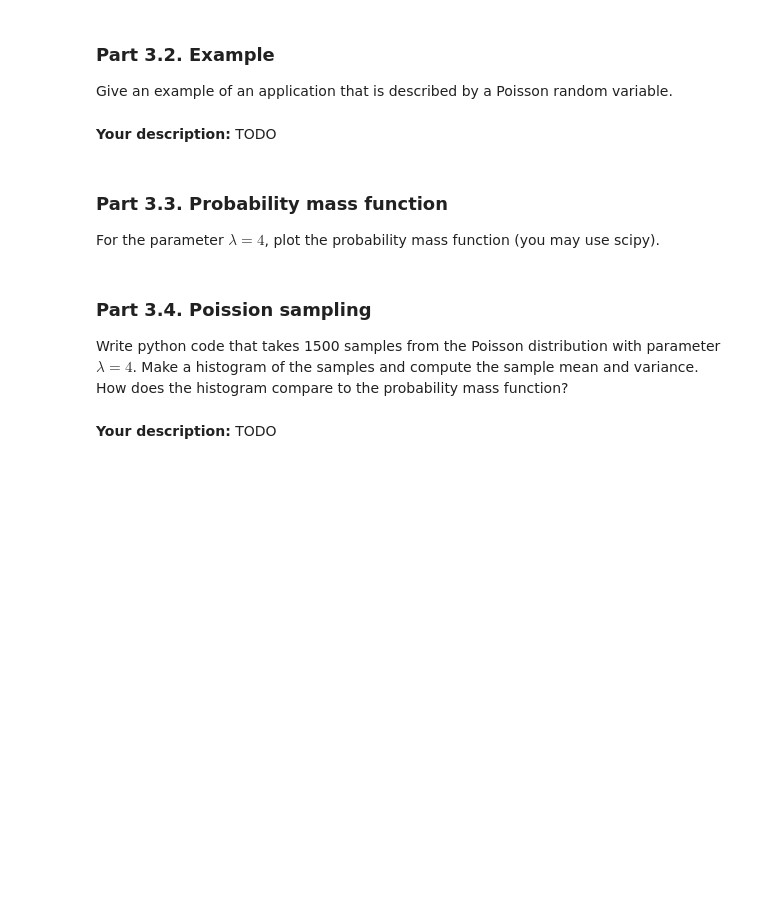
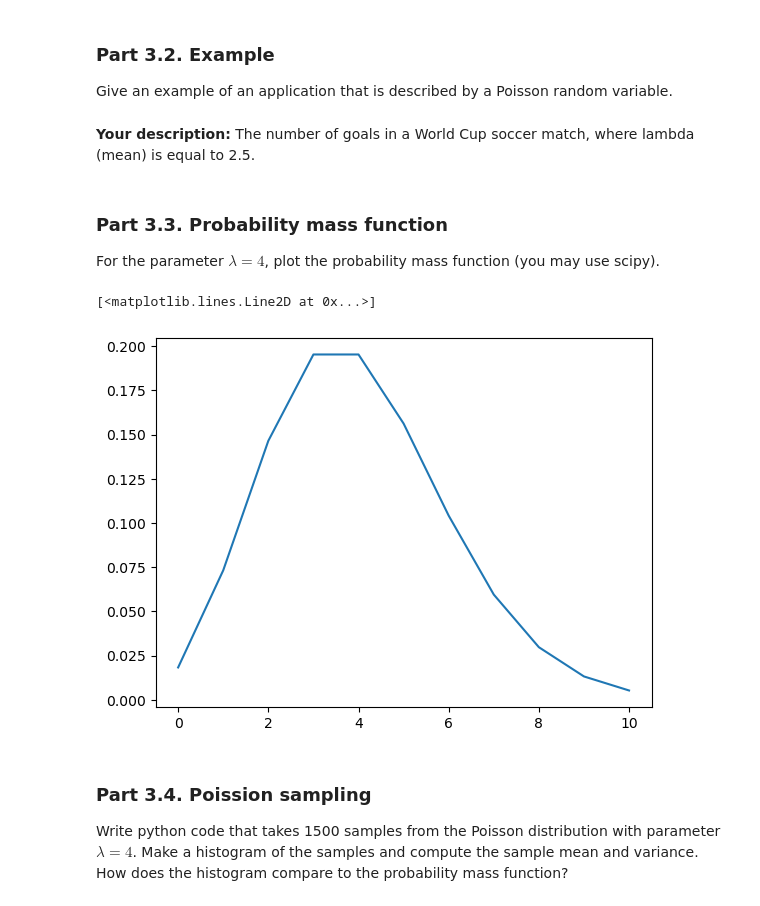
Before and after one commit to lissafriz/2023-datascience-homework, a Jupyter notebook: HW2/HW2.ipynb, the cells around one changed output. Cells and saved outputs as stored; diff of their text form; code cells hidden in the pictures; blank space fills up the shorter version.

```diff
--- a/HW2/HW2.ipynb
+++ b/HW2/HW2.ipynb
@@ -415,8 +439,8 @@ Describe what a Poisson random variable is. What is the parameter, $\lambda$? Wh
 ### Part 3.2. Example
 
 Give an example of an application that is described by a Poisson random variable.
-# %% [markdown]
-**Your description:** TODO
+# %% [markdown]
+**Your description:** The number of goals in a World Cup soccer match, where lambda (mean) is equal to 2.5.
 # %% [markdown]
 ### Part 3.3. Probability mass function
 
@@ -426,3 +448,14 @@ For the parameter $\lambda = 4$, plot the probability mass function (you may use
+# %%
+# your code
+import scipy
+from scipy.stats import poisson
+
+mu = 4
+k = np.arange(poisson.ppf(0.01, mu), poisson.ppf(0.999, mu))
+plt.plot(k, poisson.pmf(k, mu))
+# %% [output]
+[<matplotlib.lines.Line2D at 0x...>]
+[figure, added]
 # %% [markdown]
 ### Part 3.4. Poission sampling
 
@@ -432,2 +462,0 @@ Write python code that takes 1500 samples from the Poisson distribution with par
-# %% [markdown]
-**Your description:** TODO
```
Also changed, not shown: parts of 19 cells of this notebook.
